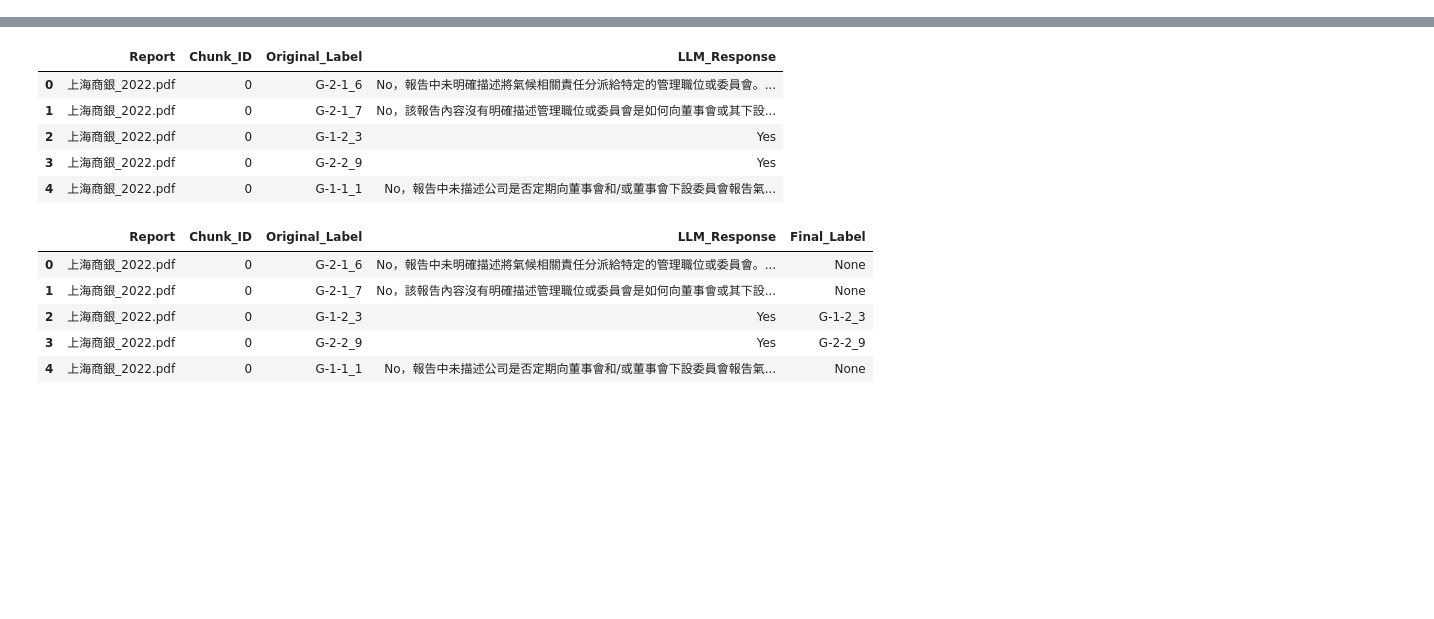
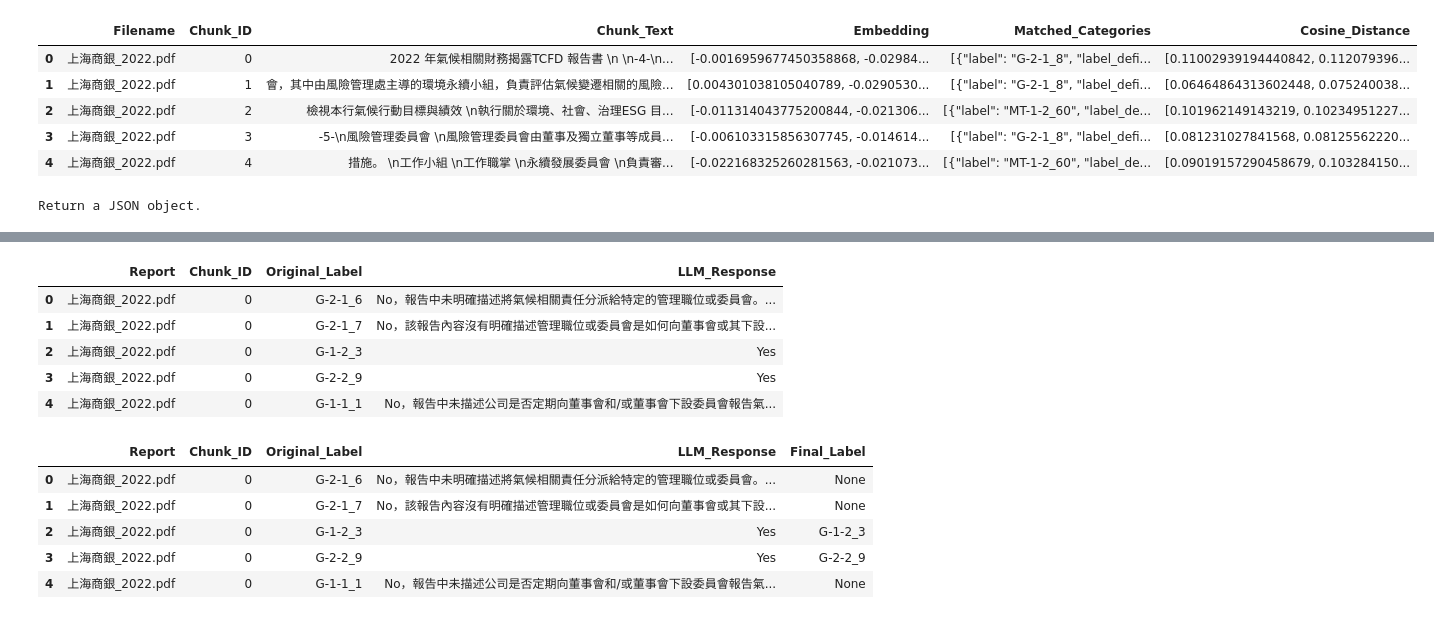
Before and after one commit to Mattis3858/rag_for_tcfd_reports, a Jupyter notebook: llm_second_verification_accuracy_analysis.ipynb, the cells around one changed output, grey strips where cells are left out. Saved outputs shown, nothing was run; the diff lists cells and outputs as text; code cells hidden in the pictures; blank space fills up the shorter version.

```diff
--- a/llm_second_verification_accuracy_analysis.ipynb
+++ b/llm_second_verification_accuracy_analysis.ipynb
@@ -10,7 +10,8 @@ import tiktoken
 load_dotenv()
 openai.api_key = os.environ['OPENAI_API_KEY']
 # %%
-# 載入TCFD第四層揭露指引 (定義標準 labels)
+# 1. 載入TCFD第四層揭露指引 (定義標準 labels)
 excel_path = "data/tcfd第四層揭露指引.xlsx"
 df_labels = pd.read_excel(excel_path).dropna(subset=['Label', 'Definition'])
-label_definitions = df_labels[['Label', 'Definition']].values.tolist()
+# 建立 label 與 definition 的映射字典
+label_mapping = dict(zip(df_labels['Label'], df_labels['Definition']))
@@ -61,0 +115,34 @@ df_chunks_all.head()
+# %%
+# 3. 定義轉換 function：將 Matched_Categories 的原始字串（例如 "['G-2-1_8', 'G-1-3_5', ...]"）轉換為 JSON 格式
+def transform_matched_categories(val):
+    # 若欄位為空值，則回傳空清單的JSON字串
+    if pd.isnull(val):
+        return json.dumps([])
+    try:
+        # 轉換字串到 Python list (注意：此處假設欄位為 Python list 的字串表示)
+        label_list = ast.literal_eval(val) if isinstance(val, str) else val
+    except Exception as e:
+        label_list = []
+
+    # 建構含有 "label" 與 "label_definition" 的字典清單
+    json_list = []
+    for label in label_list:
+        json_list.append({
+            "label": label,
+            "label_definition": label_mapping.get(label, "")
+        })
+    # 將字典清單轉換為 JSON 字串（設定 ensure_ascii=False 以保持中文字元）
+    return json.dumps(json_list, ensure_ascii=False)
+# %%
+# 4. 應用轉換 function 至 df_chunks_all 的 Matched_Categories 欄位
+df_chunks_all['Matched_Categories'] = df_chunks_all['Matched_Categories'].apply(transform_matched_categories)
+
+# 檢查前幾筆資料
+df_chunks_all.head()
+# %% [output]
+|  | Filename | Chunk_ID | Chunk_Text | Embedding | Matched_Categories | Cosine_Distance |
+| 0 | 上海商銀_2022.pdf | 0 | 2022 年氣候相關財務揭露TCFD 報告書 \n \n-4-\n... | [-0.0016959677450358868, -0.02984... | [{"label": "G-2-1_8", "label_defi... | [0.11002939194440842, 0.112079396... |
+| 1 | 上海商銀_2022.pdf | 1 | 會，其中由風險管理處主導的環境永續小組，負責評估氣候變遷相關的風險... | [0.004301038105040789, -0.0290530... | [{"label": "G-2-1_8", "label_defi... | [0.06464864313602448, 0.075240038... |
+| 2 | 上海商銀_2022.pdf | 2 | 檢視本行氣候行動目標與績效 \n執行關於環境、社會、治理ESG 目... | [-0.011314043775200844, -0.021306... | [{"label": "MT-1-2_60", "label_de... | [0.101962149143219, 0.10234951227... |
+| 3 | 上海商銀_2022.pdf | 3 | -5-\n風險管理委員會 \n風險管理委員會由董事及獨立董事等成員... | [-0.006103315856307745, -0.014614... | [{"label": "G-2-1_8", "label_defi... | [0.081231027841568, 0.08125562220... |
+| 4 | 上海商銀_2022.pdf | 4 | 措施。 \n工作小組 \n工作職掌 \n永續發展委員會 \n負責審... | [-0.022168325260281563, -0.021073... | [{"label": "MT-1-2_60", "label_de... | [0.09019157290458679, 0.103284150... |
@@ -61,0 +151,6 @@ df_chunks_all.head()
+# %%
+json_parser = JsonOutputParser()
+format_instructions = json_parser.get_format_instructions()
+print(format_instructions)
+# %% [output]
+Return a JSON object.
```
Also changed, not shown: parts of 8 cells of this notebook, 59 other files.
